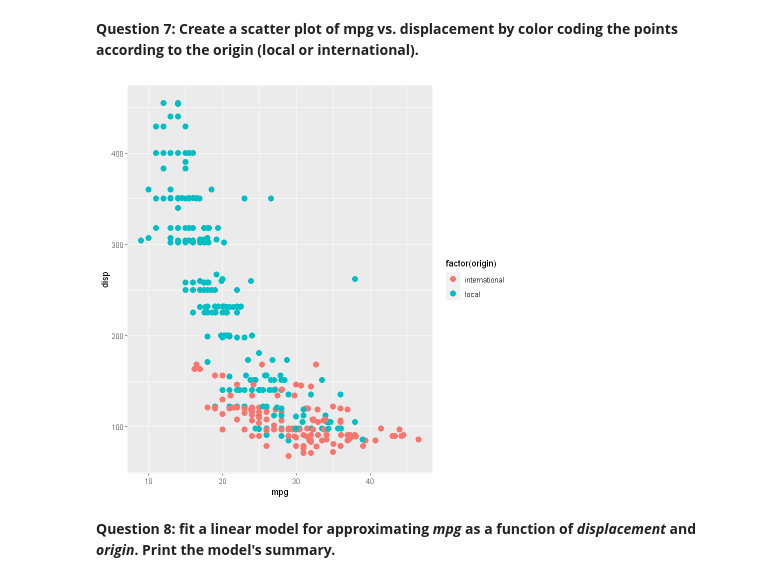
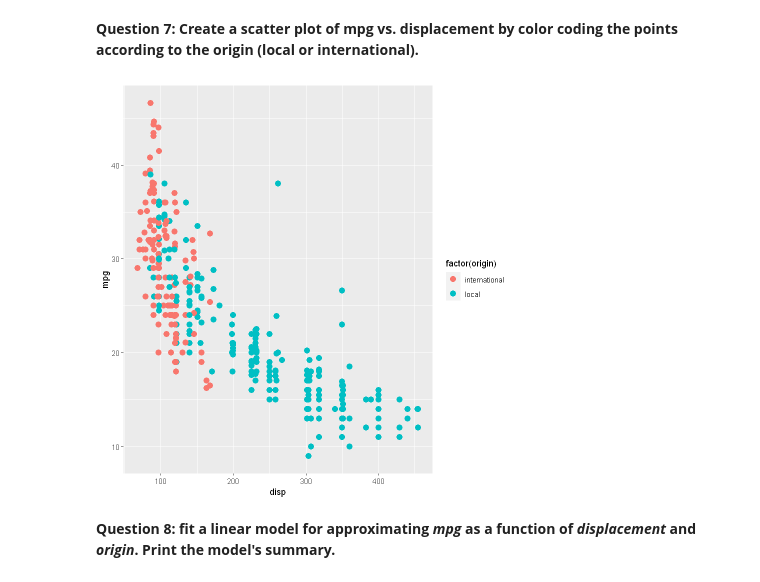
Before and after one commit to prathikshetty9b/Applied-Probability-and-Statistics, a Jupyter notebook: Codes/Lab-Exam/AAPS_LabFinal_PrathikBShetty.ipynb, the cells around one changed output. Drawn from its saved outputs; the diff is of its cells as text; code cells hidden in the pictures.

```diff
--- a/Codes/Lab-Exam/AAPS_LabFinal_PrathikBShetty.ipynb
+++ b/Codes/Lab-Exam/AAPS_LabFinal_PrathikBShetty.ipynb
@@ -154,11 +142,11 @@ p2
 # %% [markdown]
 **Question 7: Create a scatter plot of mpg vs. displacement by color coding the points according to the origin (local or international).**
 # %%
-p3 = ggplot(autompg, aes(x = mpg, y = disp, color = factor(origin))) +
+p3 = ggplot(autompg, aes(x = disp, y = mpg, color = factor(origin))) +
   geom_point(size = 3)
 p3
 # %% [output]
-[figure, old version]
+[figure, new version]
 # %% [markdown]
 **Question 8: fit a linear model for approximating *mpg* as a function of *displacement* and *origin*. Print the model's summary.**
 # %%
```
Also changed, not shown: parts of 7 cells of this notebook.
